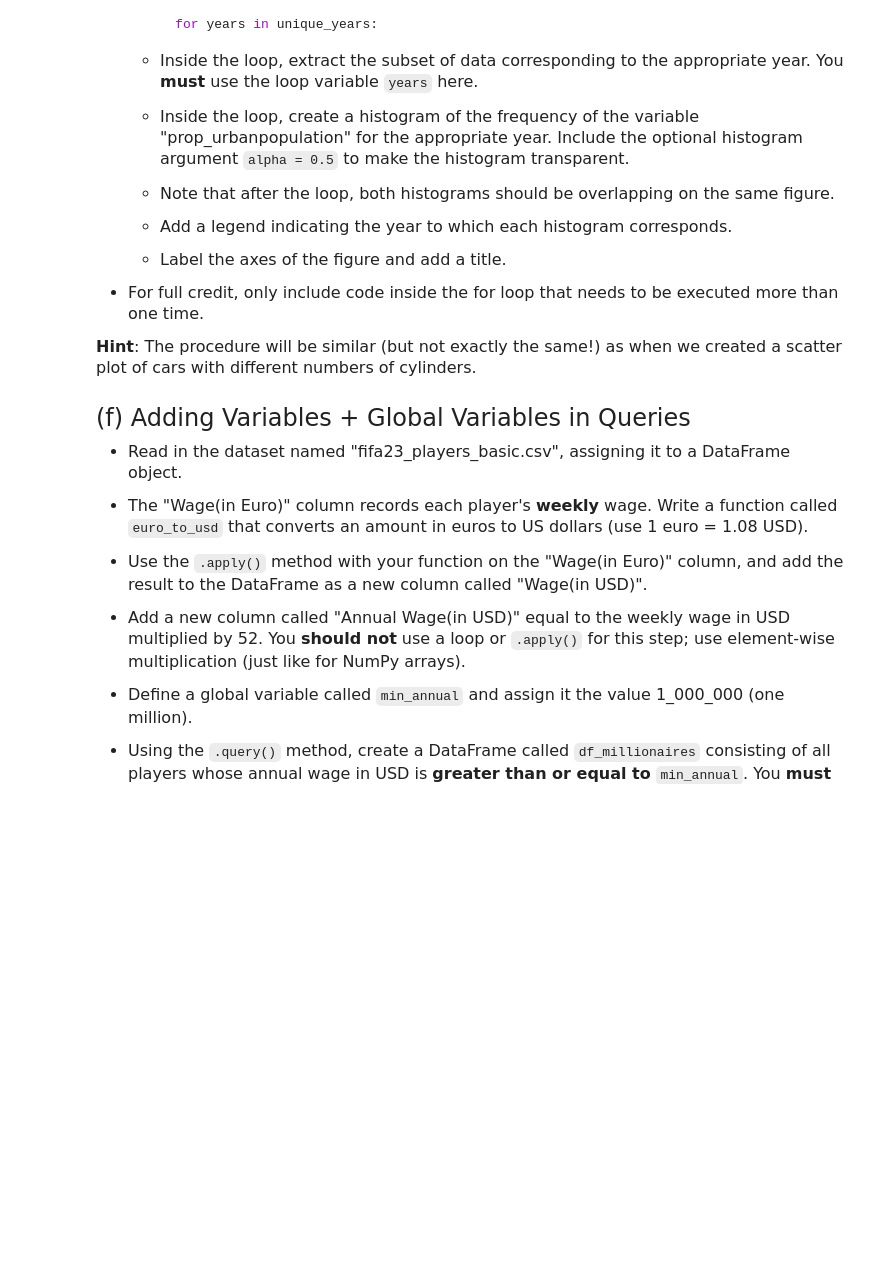
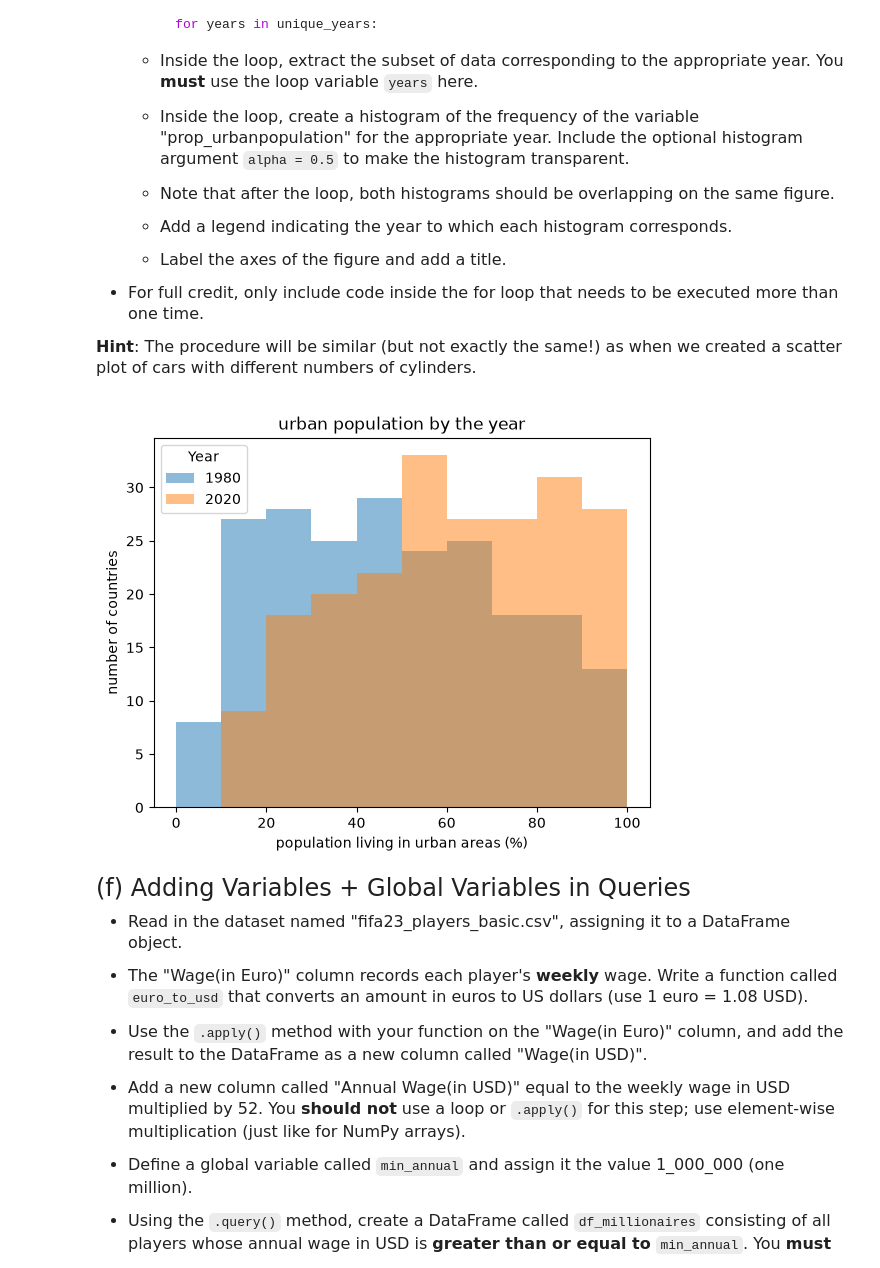
Before and after one commit to Michal-Fink/datasci185fall2026, a Jupyter notebook: _assignments/assignment_07/Assignment7.ipynb, the cells around one changed output. Saved outputs shown, nothing was run; the diff lists cells and outputs as text; code cells hidden in the pictures; blank space fills up the shorter version.

```diff
--- a/_assignments/assignment_07/Assignment7.ipynb
+++ b/_assignments/assignment_07/Assignment7.ipynb
@@ -136,3 +166,20 @@ import matplotlib.pyplot as plt
+# %%
+# Write your answer here:
+urban = pd.read_csv("data/wdi_urban.csv")
+
+unique_years = pd.unique(urban["year"])
+
+for years in unique_years:
+    df_year = urban.query("year == @years")
+    plt.hist(df_year["prop_urbanpopulation"], range = (0, 100), alpha = 0.5)
+
+plt.xlabel("population living in urban areas (%)")
+plt.ylabel("number of countries")
+plt.title("urban population by the year")
+plt.legend(labels = unique_years, title = "Year")
+plt.show()
+# %% [output]
+[figure, added]
 # %% [markdown]
 <font size = "5">
 
```
Also changed, not shown: parts of 13 cells of this notebook, 1 other file.
